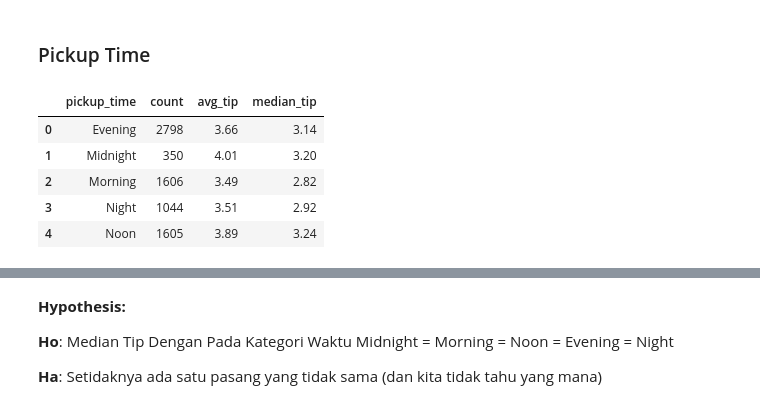
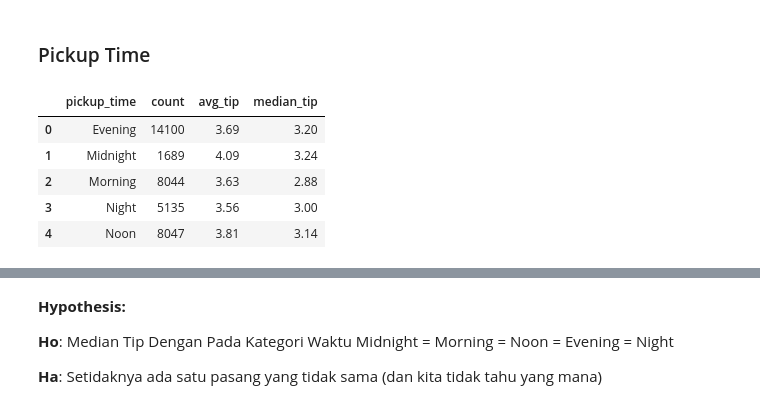
Before and after one commit to muharismrgn/NYC-Taxi-Trip-Data-Analysis, a Jupyter notebook: notebook/NYC Taxi Data Analysis.ipynb, the cells around one changed output, grey strips where cells are left out. Saved outputs shown, nothing was run; the diff lists cells and outputs as text; code cells hidden in the pictures.

```diff
--- a/notebook/NYC Taxi Data Analysis.ipynb
+++ b/notebook/NYC Taxi Data Analysis.ipynb
@@ -736,16 +795,16 @@ Berdasarkan data yang dimiliki dan pada tingkat signifikansi 5%, data memberikan
 # %% [markdown]
 ### Pickup Time
 # %%
-putime_tip_corr = df[df['tip_amount']>0][['pickup_time', 'tip_amount']].sample(frac=0.2, random_state=22)
+putime_tip_corr = df[df['tip_amount']>0][['pickup_time', 'tip_amount']]
 ct_tip_putime = putime_tip_corr.groupby('pickup_time').agg(count=('tip_amount', 'count'), avg_tip=('tip_amount', 'mean'), median_tip=('tip_amount', 'median')).round(2).reset_index()
 ct_tip_putime
 # %% [output]
 |  | pickup_time | count | avg_tip | median_tip |
-| 0 | Evening | 2798 | 3.66 | 3.14 |
-| 1 | Midnight | 350 | 4.01 | 3.20 |
-| 2 | Morning | 1606 | 3.49 | 2.82 |
-| 3 | Night | 1044 | 3.51 | 2.92 |
-| 4 | Noon | 1605 | 3.89 | 3.24 |
+| 0 | Evening | 14100 | 3.69 | 3.20 |
+| 1 | Midnight | 1689 | 4.09 | 3.24 |
+| 2 | Morning | 8044 | 3.63 | 2.88 |
+| 3 | Night | 5135 | 3.56 | 3.00 |
+| 4 | Noon | 8047 | 3.81 | 3.14 |
 # %%
 plt.figure(figsize=(10,5))
 
```
Also changed, not shown: parts of 25 cells of this notebook, 1 other file.
